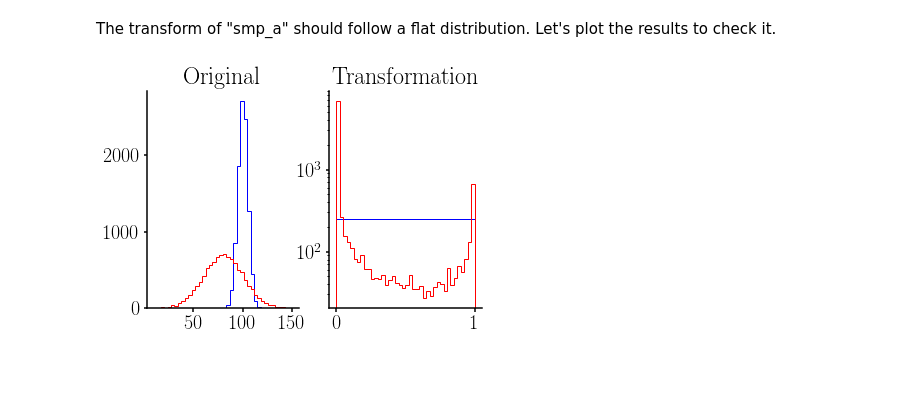
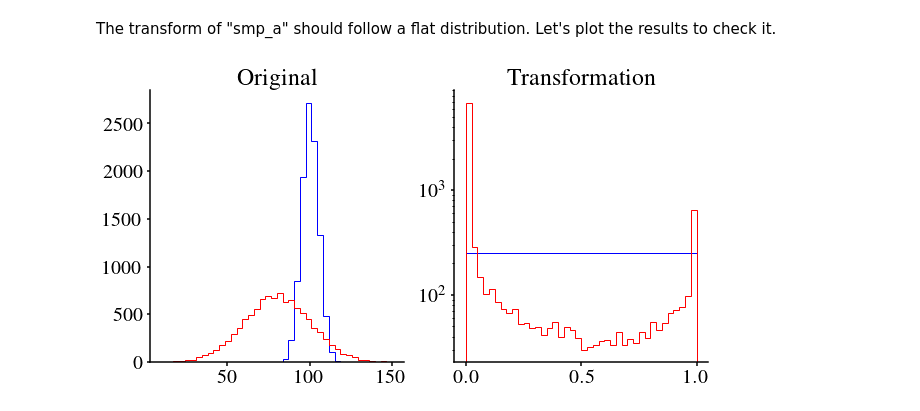
Before and after one commit to mramospe/hepspt, a Jupyter notebook: docs/source/notebooks/stats.ipynb, the cells around one changed output. Cells and saved outputs as stored; diff of their text form; code cells hidden in the pictures; blank space fills up the shorter version.

```diff
--- a/docs/source/notebooks/stats.ipynb
+++ b/docs/source/notebooks/stats.ipynb
@@ -53,19 +53,20 @@ t_b = trf.transform(smp_b)
 # %% [markdown]
 The transform of "smp_a" should follow a flat distribution. Let's plot the results to check it.
 # %%
-f, (ax0, ax1) = plt.subplots(1, 2)
+f = plt.figure(figsize=(10, 5))
+ax0, ax1 = f.subplots(1, 2)
 
 cm = {'bins': 40, 'histtype': 'step'}
 
 cm.update({'range': (10, 150)})
 ax0.hist(smp_a, color='blue', **cm);
 ax0.hist(smp_b, color='red', **cm);
 ax0.set_title('Original');
 
 cm.update({'range': (0, 1)})
 ax1.hist(t_a, color='blue', **cm);
 ax1.hist(t_b, color='red', **cm);
 ax1.set_title('Transformation');
 ax1.set_yscale('log', nonposy='clip')
 # %% [output]
-[figure, old version]
+[figure, new version]
```
Also changed, not shown: parts of 1 cell of this notebook, 3 other files.
